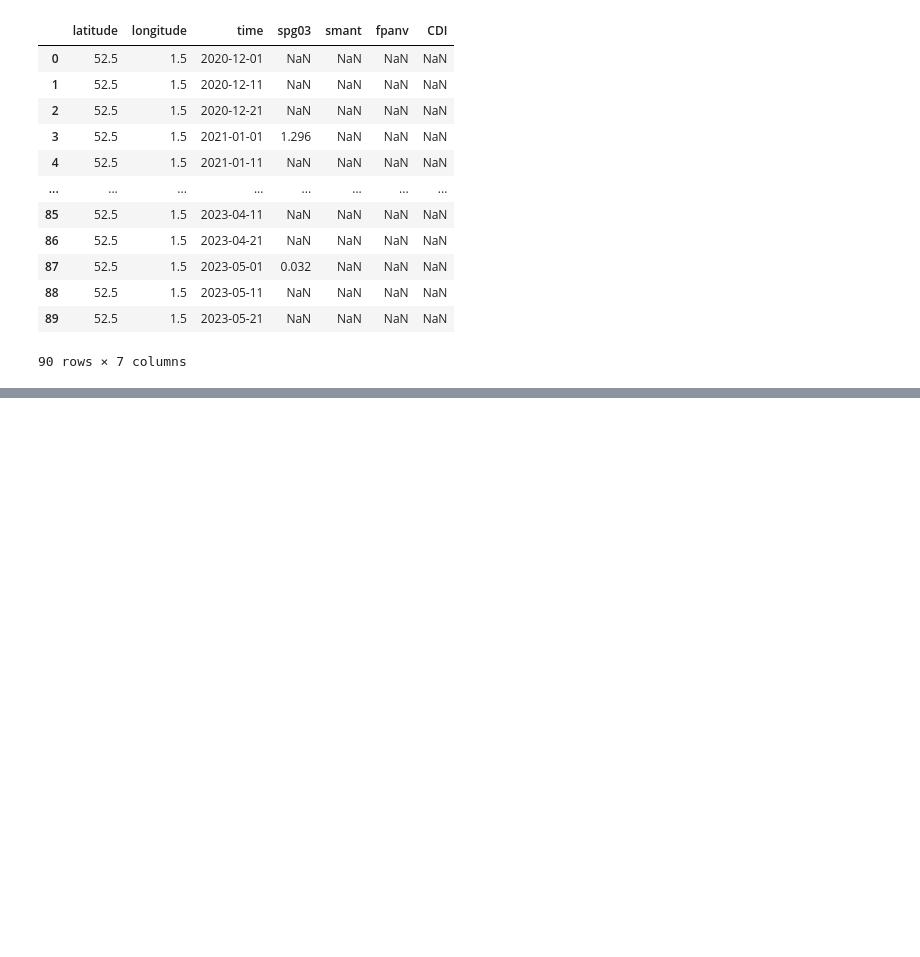
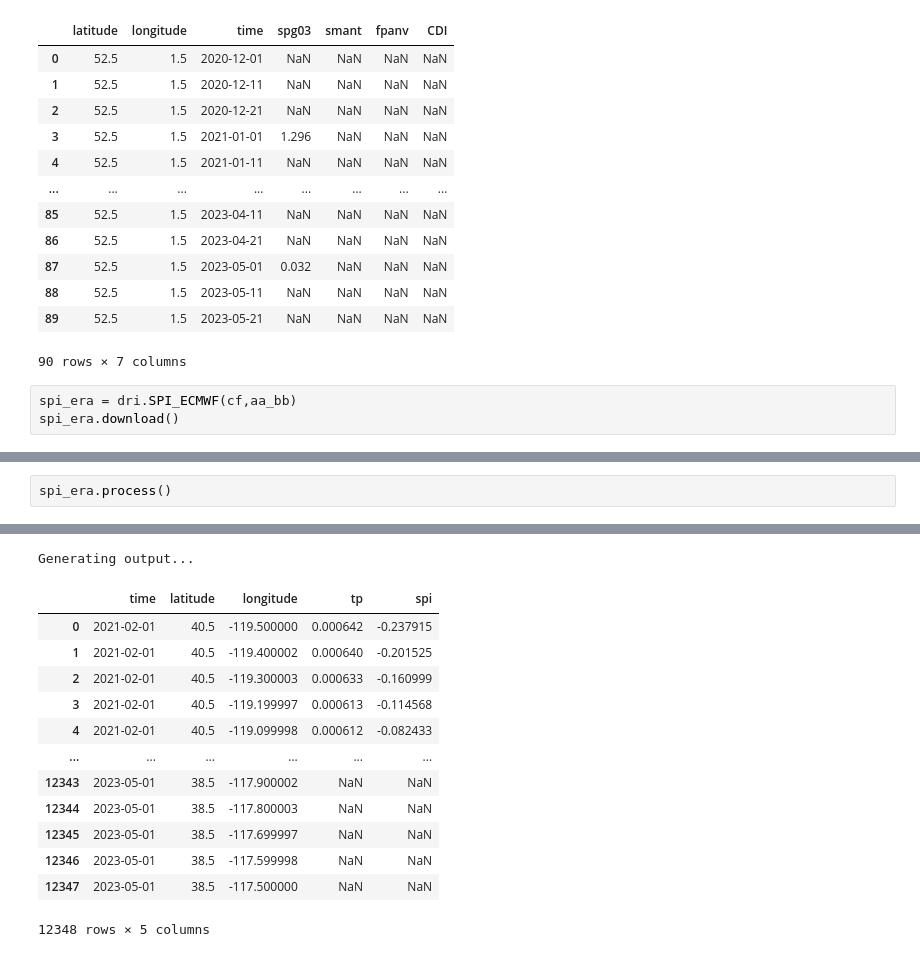
Before and after one commit to pixalytics-ltd/Climate-drought, a Jupyter notebook: test_cdi.ipynb, the cells around one changed output, grey strips where cells are left out. Saved outputs shown, nothing was run; the diff lists cells and outputs as text; blank space fills up the shorter version.

Commit message:
spi ecmwf bbox working

```diff
--- a/test_cdi.ipynb
+++ b/test_cdi.ipynb
@@ -549,3 +549,6 @@ Generating output...
 | 88 | 52.5 | 1.5 | 2023-05-11 | NaN | NaN | NaN | NaN |
 | 89 | 52.5 | 1.5 | 2023-05-21 | NaN | NaN | NaN | NaN |
 90 rows × 7 columns
+# %%
+spi_era = dri.SPI_ECMWF(cf,aa_bb)
+spi_era.download()
@@ -551,0 +575,3 @@ Generating output...
+# %%
+spi_era.process()
+# %% [output]
@@ -551,0 +595,14 @@ Generating output...
+Generating output...
+|  | time | latitude | longitude | tp | spi |
+| 0 | 2021-02-01 | 40.5 | -119.500000 | 0.000642 | -0.237915 |
+| 1 | 2021-02-01 | 40.5 | -119.400002 | 0.000640 | -0.201525 |
+| 2 | 2021-02-01 | 40.5 | -119.300003 | 0.000633 | -0.160999 |
+| 3 | 2021-02-01 | 40.5 | -119.199997 | 0.000613 | -0.114568 |
+| 4 | 2021-02-01 | 40.5 | -119.099998 | 0.000612 | -0.082433 |
+| ... | ... | ... | ... | ... | ... |
+| 12343 | 2023-05-01 | 38.5 | -117.900002 | NaN | NaN |
+| 12344 | 2023-05-01 | 38.5 | -117.800003 | NaN | NaN |
+| 12345 | 2023-05-01 | 38.5 | -117.699997 | NaN | NaN |
+| 12346 | 2023-05-01 | 38.5 | -117.599998 | NaN | NaN |
+| 12347 | 2023-05-01 | 38.5 | -117.500000 | NaN | NaN |
+12348 rows × 5 columns
```
Also changed, not shown: parts of 2 cells of this notebook, 3 other files.
